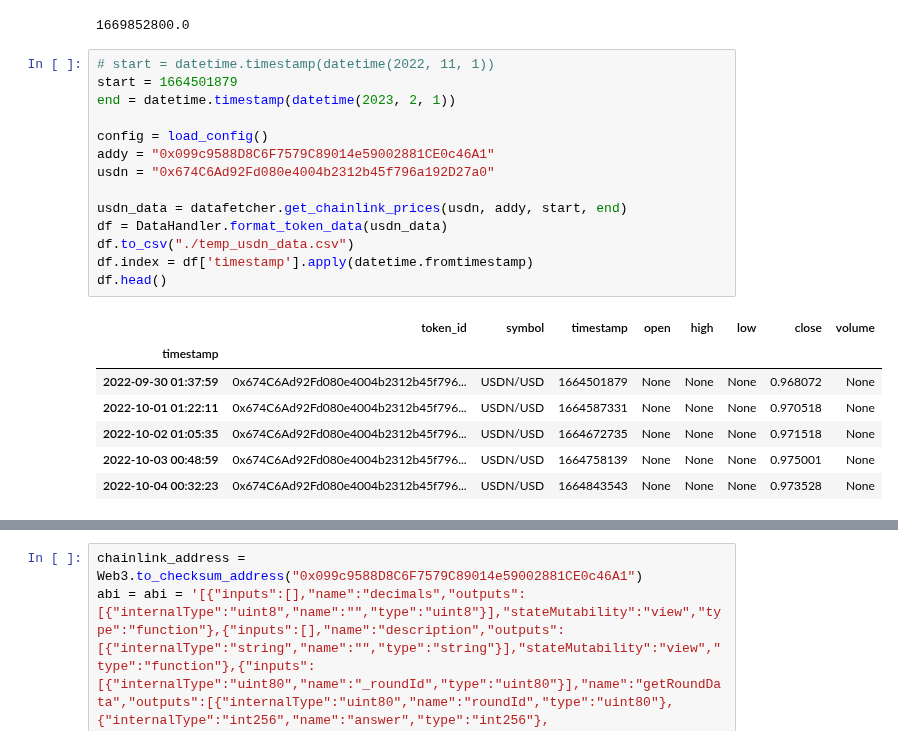
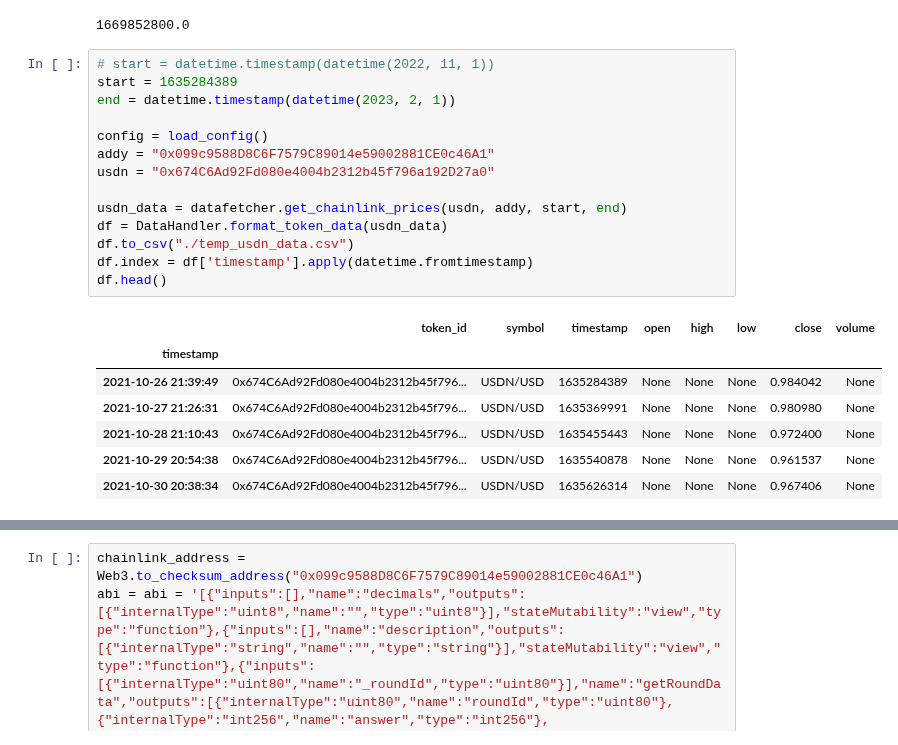
Before and after one commit to xenophonlabs/curve-lp-metrics, a Jupyter notebook: ust_prices.ipynb, the cells around one changed output, grey strips where cells are left out. Saved outputs shown, nothing was run; the diff lists cells and outputs as text.

```diff
--- a/ust_prices.ipynb
+++ b/ust_prices.ipynb
@@ -110,26 +110,26 @@ end
 1669852800.0
 # %%
 # start = datetime.timestamp(datetime(2022, 11, 1))
-start = 1664501879
+start = 1635284389
 end = datetime.timestamp(datetime(2023, 2, 1))
 
 config = load_config()
 addy = "0x099c9588D8C6F7579C89014e59002881CE0c46A1"
 usdn = "0x674C6Ad92Fd080e4004b2312b45f796a192D27a0"
 
 usdn_data = datafetcher.get_chainlink_prices(usdn, addy, start, end)
 df = DataHandler.format_token_data(usdn_data)
 df.to_csv("./temp_usdn_data.csv")
 df.index = df['timestamp'].apply(datetime.fromtimestamp)
 df.head()
 # %% [output]
 |  | token_id | symbol | timestamp | open | high | low | close | volume |
 | timestamp |  |  |  |  |  |  |  |  |
-| 2022-09-30 01:37:59 | 0x674C6Ad92Fd080e4004b2312b45f796... | USDN/USD | 1664501879 | None | None | None | 0.968072 | None |
-| 2022-10-01 01:22:11 | 0x674C6Ad92Fd080e4004b2312b45f796... | USDN/USD | 1664587331 | None | None | None | 0.970518 | None |
-| 2022-10-02 01:05:35 | 0x674C6Ad92Fd080e4004b2312b45f796... | USDN/USD | 1664672735 | None | None | None | 0.971518 | None |
-| 2022-10-03 00:48:59 | 0x674C6Ad92Fd080e4004b2312b45f796... | USDN/USD | 1664758139 | None | None | None | 0.975001 | None |
-| 2022-10-04 00:32:23 | 0x674C6Ad92Fd080e4004b2312b45f796... | USDN/USD | 1664843543 | None | None | None | 0.973528 | None |
+| 2021-10-26 21:39:49 | 0x674C6Ad92Fd080e4004b2312b45f796... | USDN/USD | 1635284389 | None | None | None | 0.984042 | None |
+| 2021-10-27 21:26:31 | 0x674C6Ad92Fd080e4004b2312b45f796... | USDN/USD | 1635369991 | None | None | None | 0.980980 | None |
+| 2021-10-28 21:10:43 | 0x674C6Ad92Fd080e4004b2312b45f796... | USDN/USD | 1635455443 | None | None | None | 0.972400 | None |
+| 2021-10-29 20:54:38 | 0x674C6Ad92Fd080e4004b2312b45f796... | USDN/USD | 1635540878 | None | None | None | 0.961537 | None |
+| 2021-10-30 20:38:34 | 0x674C6Ad92Fd080e4004b2312b45f796... | USDN/USD | 1635626314 | None | None | None | 0.967406 | None |
 # %%
 df['close'].plot()
 # %% [output]
```
Also changed, not shown: parts of 4 cells of this notebook, 10 other files.
